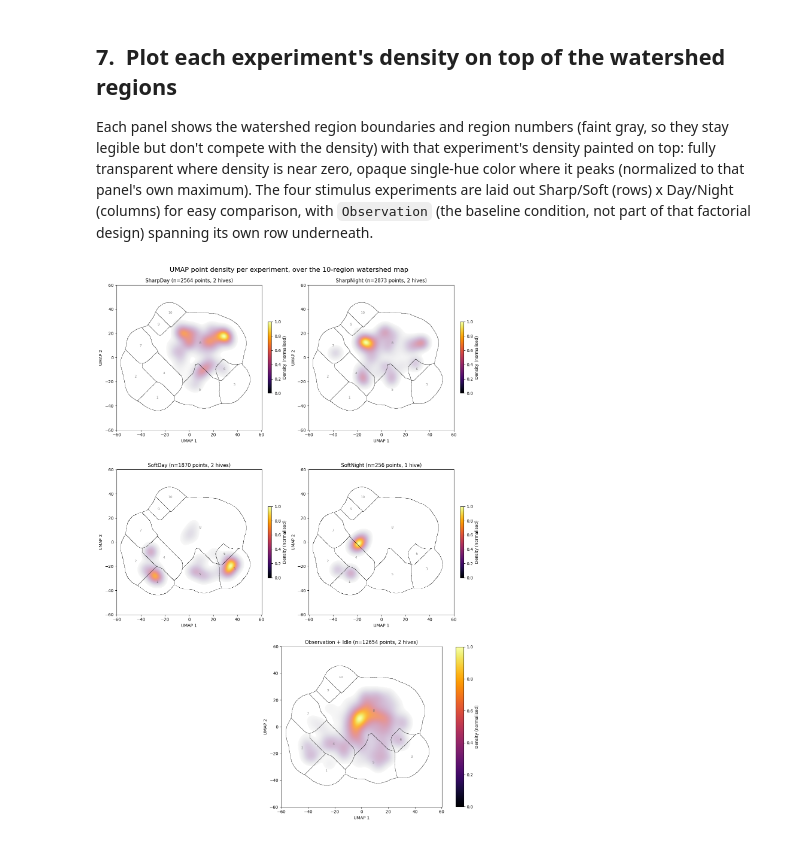
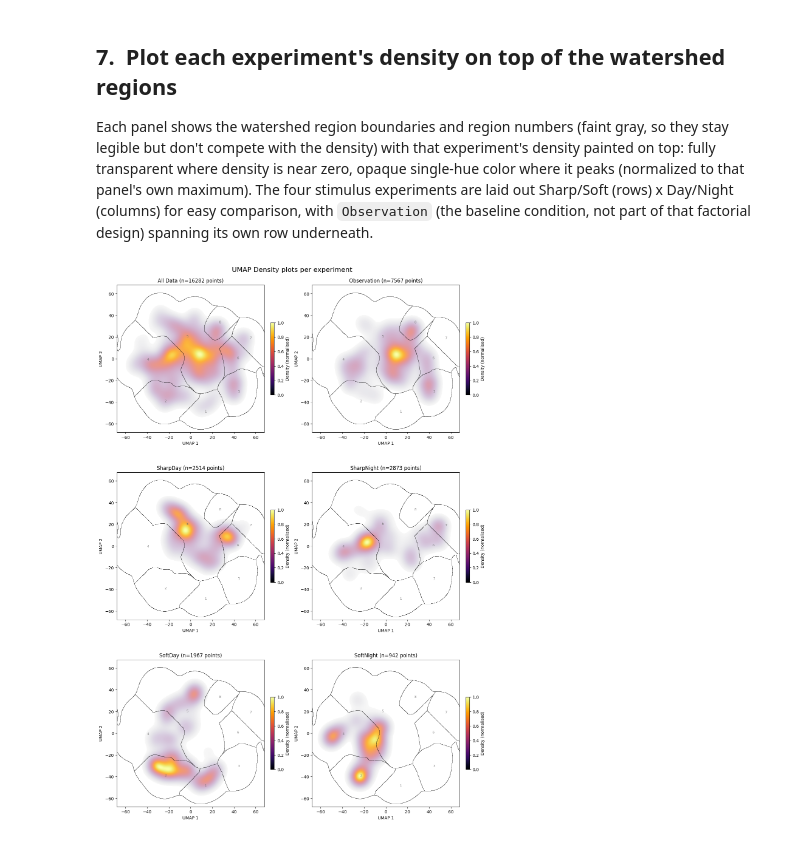
Before and after one commit to epfl-mobots/Ethogram-Generation, a Jupyter notebook: Experiment_Density_Heatmaps.ipynb, the cells around one changed output. Cells and saved outputs as stored; diff of their text form; code cells hidden in the pictures.

```diff
--- a/Experiment_Density_Heatmaps.ipynb
+++ b/Experiment_Density_Heatmaps.ipynb
@@ -60,7 +60,7 @@ from umap_video_utils import load_watershed_artifacts
 import pickle
 
 # Path to the motionmapperpy project directory (same one used in Ethogram_Generation_Metabolism.ipynb)
-projectPath = r"/Users/cyrilmonette/Desktop/EPFL 2018-2026/PhD - Mobots/PdS/(25b) Ethograms/Ethogram-Generation/Results/LargeBlindVisualActivityNew/"
+projectPath = r"/Users/cyrilmonette/Desktop/EPFL 2018-2026/PhD - Mobots/PdS/(25b) Ethograms/Ethogram-Generation/Results/LargeBlindVisualActivityWholeHiveNewTiming/"
 
 PROJECT_DIR = Path(projectPath)
 PROJECTIONS_DIR = PROJECT_DIR / "Projections"
@@ -306,45 +309,46 @@ def density_to_rgba(density, cmap_name="inferno", alpha_floor=0.03):
     alpha = np.where(dnorm < alpha_floor, 0.0, dnorm)
     rgba[..., 3] = alpha
     return rgba
 
 
+# "All Data" is the base panel: every point that went into the watershed run (zValues),
+# regardless of experiment -- not one of the TARGET_EXPERIMENTS pools, so it's computed here
+# rather than folded into experiment_density (Section 6).
+_, _, all_data_density = mmpy.findPointDensity(zValues, sigma, len(xx), [xx.min(), xx.max()])
+panel_density = {"All Data": all_data_density, **experiment_density}
+panel_points = {"All Data": zValues, **experiment_points}
+
 fig = plt.figure(figsize=(13, 19))
 gs = fig.add_gridspec(3, 2, height_ratios=[1, 1, 1])
 panel_layout = [
-    ("SharpDay", fig.add_subplot(gs[0, 0])), ("SharpNight", fig.add_subplot(gs[0, 1])),
-    ("SoftDay", fig.add_subplot(gs[1, 0])), ("SoftNight", fig.add_subplot(gs[1, 1])),
-    ("Observation", fig.add_subplot(gs[2, :])),
+    ("All Data", fig.add_subplot(gs[0, 0])), ("Observation", fig.add_subplot(gs[0, 1])),
+    ("SharpDay", fig.add_subplot(gs[1, 0])), ("SharpNight", fig.add_subplot(gs[1, 1])),
+    ("SoftDay", fig.add_subplot(gs[2, 0])), ("SoftNight", fig.add_subplot(gs[2, 1])),
 ]
 
 for exp_name, ax in panel_layout:
-    if exp_name not in experiment_density:
+    if exp_name not in panel_density:
         ax.axis("off")
         ax.set_title(f"{exp_name} (no data)")
         continue
 
     render_region_background(ax, LL, xx, boundary_x, boundary_y, extent, region_ids)
-    rgba = density_to_rgba(experiment_density[exp_name])
+    rgba = density_to_rgba(panel_density[exp_name])
     ax.imshow(rgba, origin="lower", extent=extent, aspect="equal")
 
-    n_points = experiment_points[exp_name].shape[0]
-    # Hive count is derived from the keys actually pooled into this panel (experiment_keys,
-    # Section 5), not from a fresh dataset_keys filter -- otherwise a fused Observation+Idle
-    # panel could under/over-count hives if Idle contributed a hive Observation didn't (or
-    # vice versa).
-    n_hives = len({key[1] for key in experiment_keys[exp_name]})
-    display_name = f"{exp_name} + Idle" if (FUSE_IDLE_OBSERVATION and exp_name == "Observation" and "Idle" in {k[0] for k in experiment_keys[exp_name]}) else exp_name
-    ax.set_title(f"{display_name} (n={n_points} points, {n_hives} hive{'s' if n_hives > 1 else ''})")
+    n_points = panel_points[exp_name].shape[0]
+    ax.set_title(f"{exp_name} (n={n_points} points)")
     ax.set_xlabel("UMAP 1")
     ax.set_ylabel("UMAP 2")
 
     sm = plt.cm.ScalarMappable(cmap="inferno", norm=plt.Normalize(0, 1))
     fig.colorbar(sm, ax=ax, fraction=0.023, pad=0.04, label="Density (normalised)")
 
-fig.suptitle(f"UMAP point density per experiment, over the {len(region_ids)}-region watershed map", fontsize=16)
+fig.suptitle("UMAP Density plots per experiment", fontsize=16)
 plt.tight_layout()
 
 # Save figure to project directory
 fig.savefig(PROJECT_DIR / "experiments_heatmaps.png", dpi=300)
 plt.show()
 # %% [output]
-[figure, old version]
+[figure, new version]
```
Also changed, not shown: parts of 4 cells of this notebook, 6 other files.
